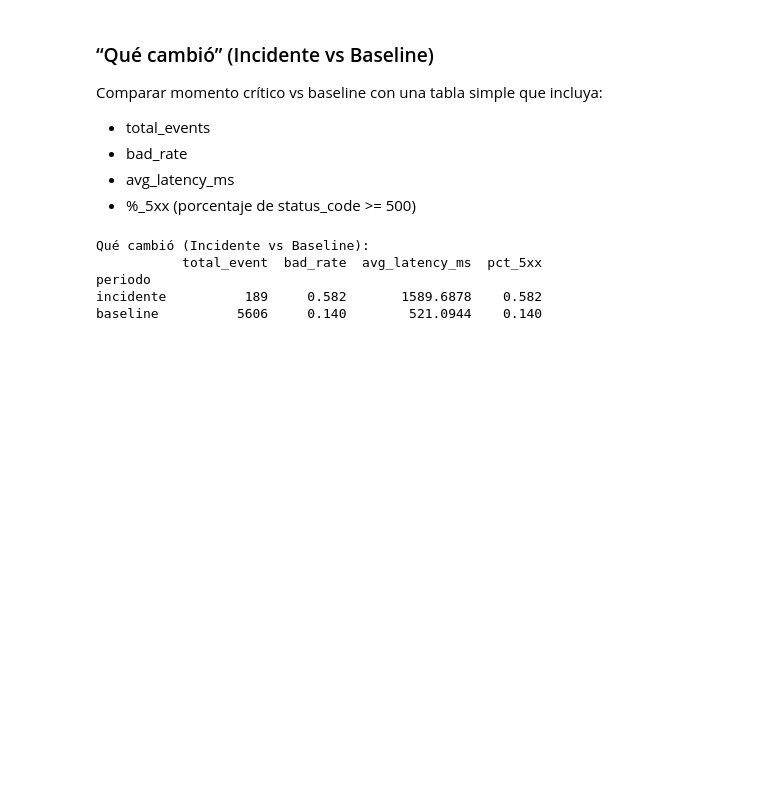
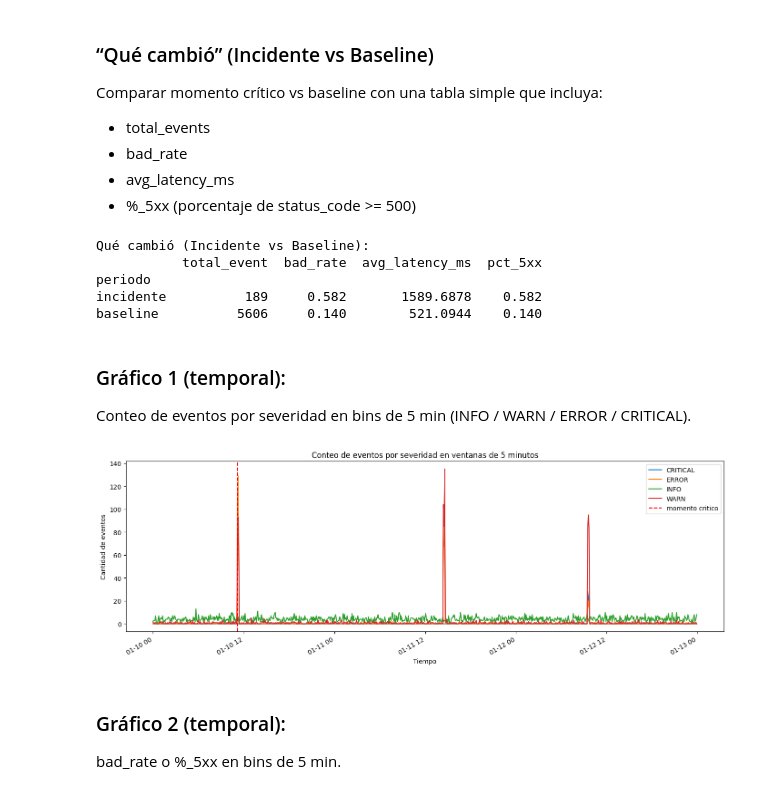
Before and after one commit to da21nny/The_Huddle_Challenge_6_CodePro_4, a Jupyter notebook: challenge_6.ipynb, the cells around one changed output. Cells and saved outputs as stored; diff of their text form; code cells hidden in the pictures; blank space fills up the shorter version.

```diff
--- a/challenge_6.ipynb
+++ b/challenge_6.ipynb
@@ -213,3 +213,51 @@ Qué cambió (Incidente vs Baseline):
 periodo
 incidente          189     0.582       1589.6878    0.582
 baseline          5606     0.140        521.0944    0.140
+# %% [markdown]
+### Gráfico 1 (temporal):
+Conteo de eventos por severidad en bins de 5 min (INFO / WARN / ERROR / CRITICAL).
+# %%
+time_grouper = pd.Grouper(key='timesstamp_event', freq='5min')
+df_severity_bins = (df.groupby([time_grouped, 'severity'])
+                    .agg(n_events = ('timestamp_event', 'count'))
+                    .reset_index()
+                    )
+df_severity_pivot = df_severity_bins.pivot_table(
+    index = 'timestamp_event',
+    columns = 'severity',
+    values = 'n_events',
+    aggfunc = 'sum'
+).fillna(0)
+
+sr_x_time = df_windows_filtered['timestamp_event']
+sr_y_badrate = df_windows_filtered['bad_rate']
+
+fig, ax = plt.subplots(figsize=(14, 5))
+
+for col_severidad in df_severity_pivot.columns:
+    ax.plot(
+        df_severity_pivot.index,
+        df_severity_pivot[col_severidad],
+        label = col_severidad
+    )
+
+ax.axvline(
+    x = dt_windows_start,
+    color = 'red',
+    linestyle = '--',
+    label = 'momento critico'
+)
+
+ax.set_title('Conteo de eventos por severidad en ventanas de 5 minutos')
+ax.set_xlabel('Tiempo')
+ax.set_ylabel('Cantidad de eventos')
+ax.legend()
+
+fig.autofmt_xdate()
+plt.tight_layout()
+plt.show()
+# %% [output]
+[figure, added]
+# %% [markdown]
+### Gráfico 2 (temporal):
+bad_rate o %_5xx en bins de 5 min.
```
Also changed, not shown: parts of 1 cell of this notebook.
